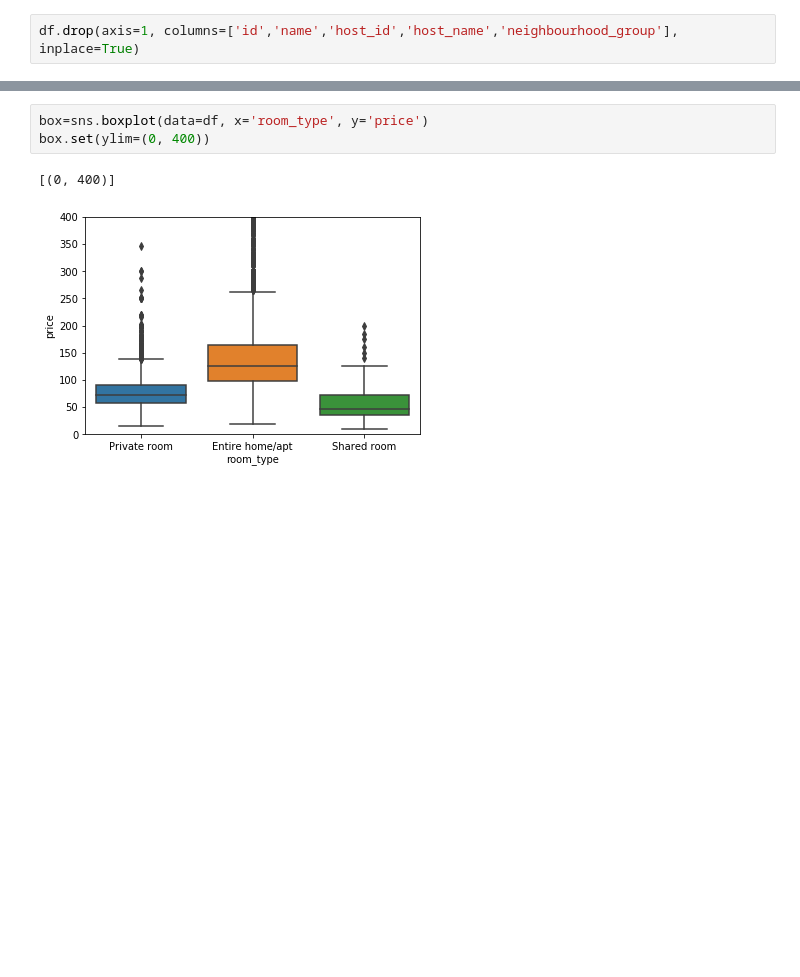
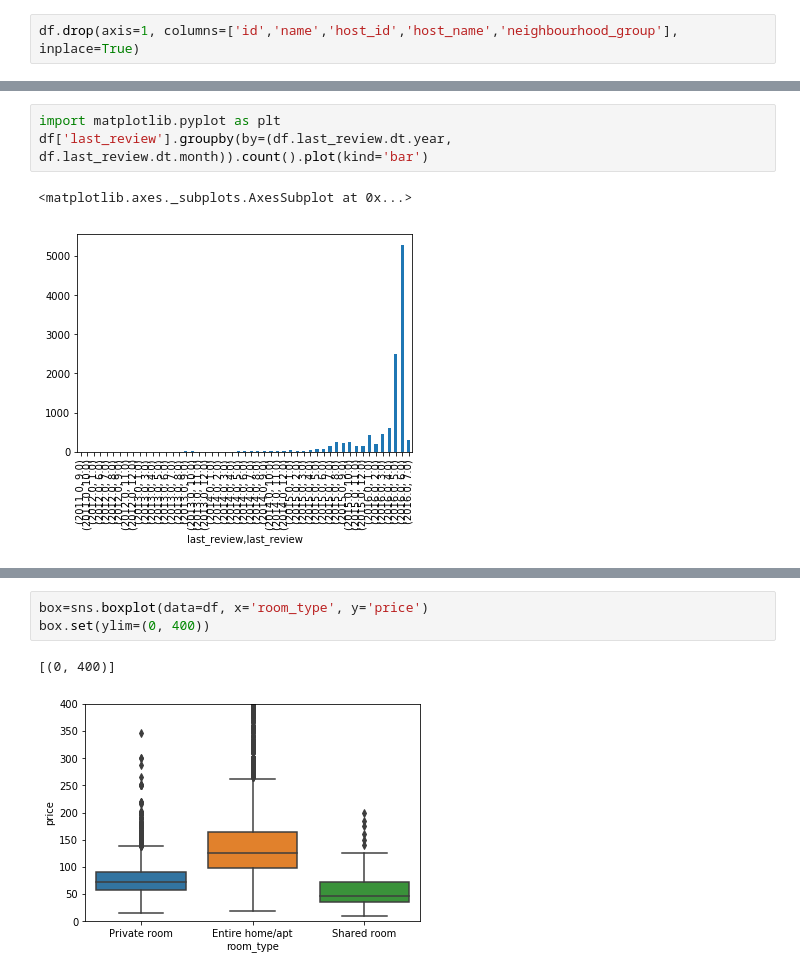
Before and after one commit to ant-on-su/case, a Jupyter notebook: notebooks/start.ipynb, the cells around one changed output, grey strips where cells are left out. Cells and saved outputs as stored; diff of their text form; blank space fills up the shorter version.

```diff
--- a/notebooks/start.ipynb
+++ b/notebooks/start.ipynb
@@ -28,3 +54,9 @@ df.drop(axis=1, columns=['id','name','host_id','host_name','neighbourhood_group'
+# %%
+import matplotlib.pyplot as plt
+df['last_review'].groupby(by=(df.last_review.dt.year, df.last_review.dt.month)).count().plot(kind='bar')
+# %% [output]
+<matplotlib.axes._subplots.AxesSubplot at 0x...>
+[figure, added]
 # %%
 %matplotlib inline
 import seaborn as sns
```
Also changed, not shown: parts of 5 cells of this notebook, 1 other file.
